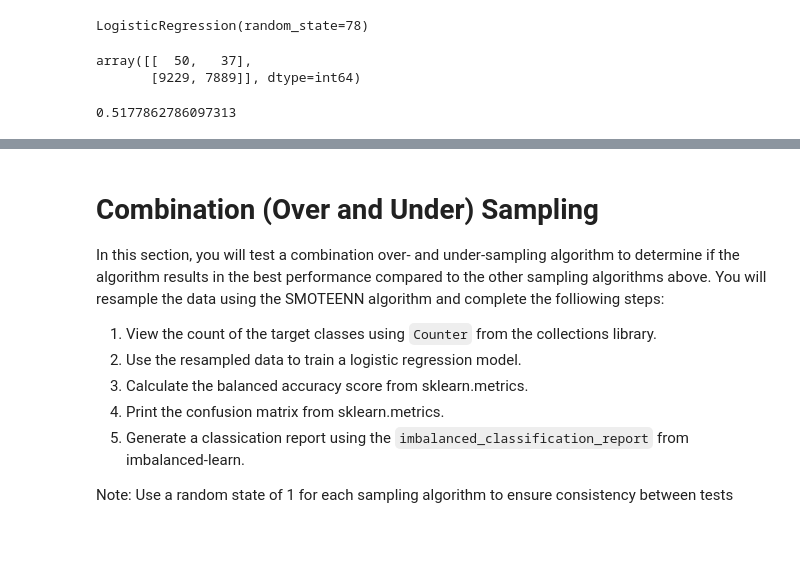
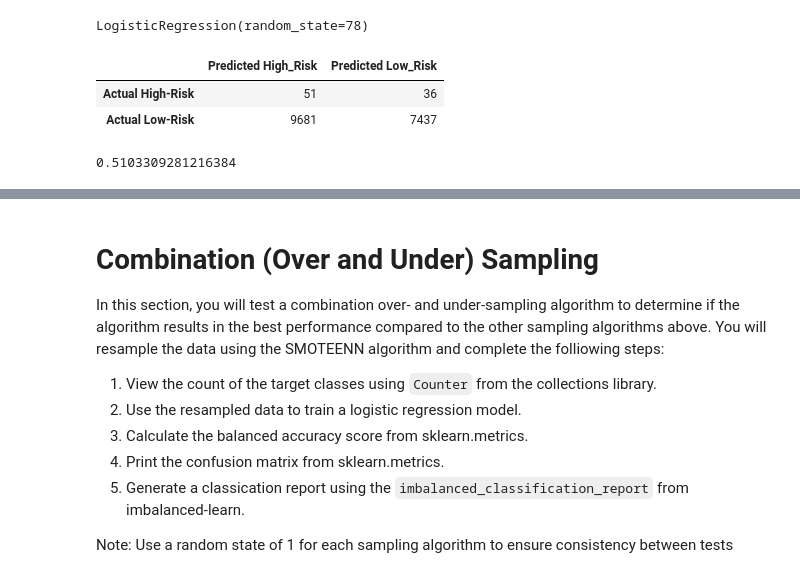
Before and after one commit to shantaljambotkar/17-Credit_Risk_Analysis, a Jupyter notebook: credit_risk_resampling.ipynb, the cells around one changed output, grey strips where cells are left out. Saved outputs shown, nothing was run; the diff lists cells and outputs as text; code cells hidden in the pictures; blank space fills up the shorter version.

```diff
--- a/credit_risk_resampling.ipynb
+++ b/credit_risk_resampling.ipynb
@@ -258,17 +312,26 @@ LogisticRegression(random_state=78)
 # %%
 # Display the confusion matrix
 from sklearn.metrics import confusion_matrix
 y_pred = model.predict(X_test)
-confusion_matrix(y_test, y_pred)
+
+
+cm3 = confusion_matrix(y_test, y_pred)
+cm_df3 = pd.DataFrame(
+    cm3, index=["Actual High-Risk", "Actual Low-Risk"], columns=["Predicted High_Risk", "Predicted Low_Risk"]
+)
+
+cm_df3
 # %% [output]
-array([[  50,   37],
-       [9229, 7889]], dtype=int64)
+|  | Predicted High_Risk | Predicted Low_Risk |
+| Actual High-Risk | 51 | 36 |
+| Actual Low-Risk | 9681 | 7437 |
 # %%
 # Calculated the balanced accuracy score
 from sklearn.metrics import balanced_accuracy_score
-balanced_accuracy_score(y_test, y_pred)
+acc_score3 = balanced_accuracy_score(y_test, y_pred)
+acc_score3
 # %% [output]
-0.5177862786097313
+0.5103309281216384
 # %%
 # Print the imbalanced classification report
 from imblearn.metrics import classification_report_imbalanced
```
Also changed, not shown: parts of 14 cells of this notebook, 5 other files.
